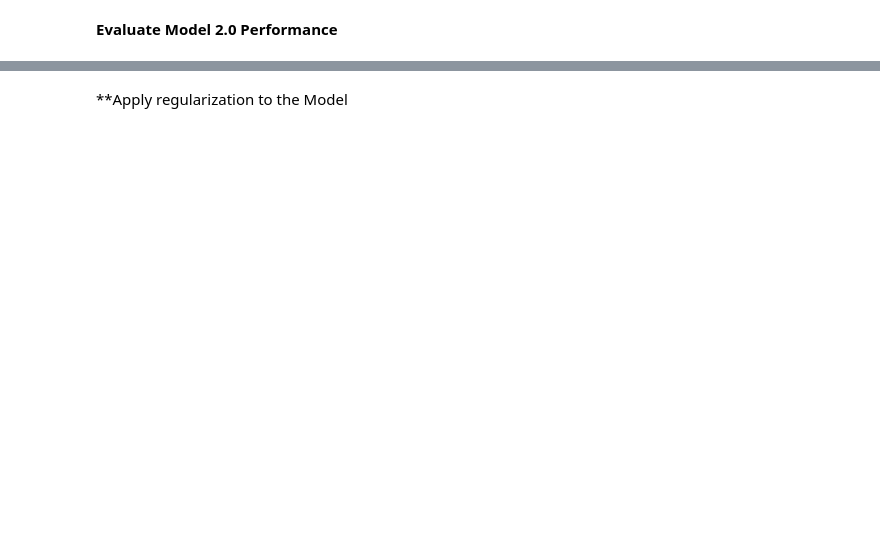
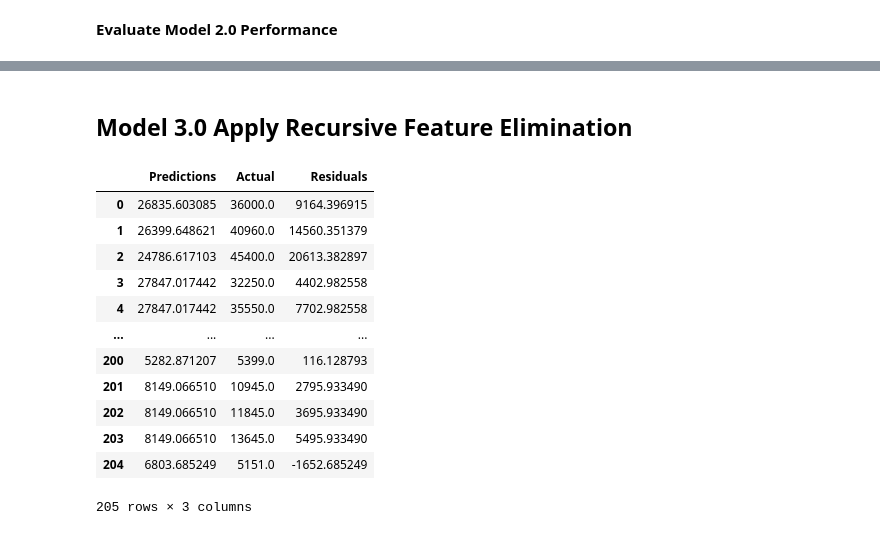
Before and after one commit to KishenSharma6/CarPricesPrediction, a Jupyter notebook: Notebooks/Modeling/20201022_Modeling.ipynb, the cells around one changed output, grey strips where cells are left out. Saved outputs shown, nothing was run; the diff lists cells and outputs as text; code cells hidden in the pictures; blank space fills up the shorter version.

```diff
--- a/Notebooks/Modeling/20201022_Modeling.ipynb
+++ b/Notebooks/Modeling/20201022_Modeling.ipynb
@@ -187,0 +188,12 @@ BRResidsViz.qqplot('Residuals', ax= ax[1]);
+# %%
+#Import l2
+from sklearn.linear_model import Ridge
+
+#Update pipeline
+pipe.steps.pop(1)
+
+#Add ridge regression to pipe
+pipe.steps.append(['regressor', Ridge(alpha=1.0, random_state= 24)])
+
+#Check
+display(pipe)
@@ -188,10 +218,4 @@ BRResidsViz.qqplot('Residuals', ax= ax[1]);
 # %%
-#Import feature selection libraries
-from sklearn.feature_selection import SelectKBest, f_regression
-
-#Update pipeline
-pipe.steps.insert(1, ['FeatureSelector', SelectKBest(score_func= f_regression, k = 10)])
-
 #Fit updated pipe to data
 Model2Predictions= cross_val_predict(estimator= pipe, X= X, y= y,
                                             cv=5, n_jobs= -1)
@@ -232,2 +265,2 @@ Model2Resids.Residuals.sort_values()
-# %% [markdown]
-**Apply regularization to the Model
+# %% [markdown]
+## Model 3.0 Apply Recursive Feature Elimination
@@ -233,0 +277,30 @@ Model2Resids.Residuals.sort_values()
+# %%
+#Get predictions and store as Model3Predictions
+Model3Predictions= cross_val_predict(pipe, X= X, y= y, cv=5, n_jobs= -1)
+
+#Create dictionary of predictions and actual values
+Model3Dict= {'Predictions': Model3Predictions,
+            'Actual': list(y)}
+
+#Create a dataframe to store predictions and actual values
+Model3Resids= pd.DataFrame(data= Model3Dict, columns=['Predictions', 'Actual'])
+
+#Calculate Rediduals
+Model3Resids['Residuals']= Model3Resids['Actual']- Model3Resids['Predictions']
+
+#Check
+Model3Resids
+# %% [output]
+|  | Predictions | Actual | Residuals |
+| 0 | 26835.603085 | 36000.0 | 9164.396915 |
+| 1 | 26399.648621 | 40960.0 | 14560.351379 |
+| 2 | 24786.617103 | 45400.0 | 20613.382897 |
+| 3 | 27847.017442 | 32250.0 | 4402.982558 |
+| 4 | 27847.017442 | 35550.0 | 7702.982558 |
+| ... | ... | ... | ... |
+| 200 | 5282.871207 | 5399.0 | 116.128793 |
+| 201 | 8149.066510 | 10945.0 | 2795.933490 |
+| 202 | 8149.066510 | 11845.0 | 3695.933490 |
+| 203 | 8149.066510 | 13645.0 | 5495.933490 |
+| 204 | 6803.685249 | 5151.0 | -1652.685249 |
+205 rows × 3 columns
```
Also changed, not shown: parts of 15 cells of this notebook, 2 other files.
